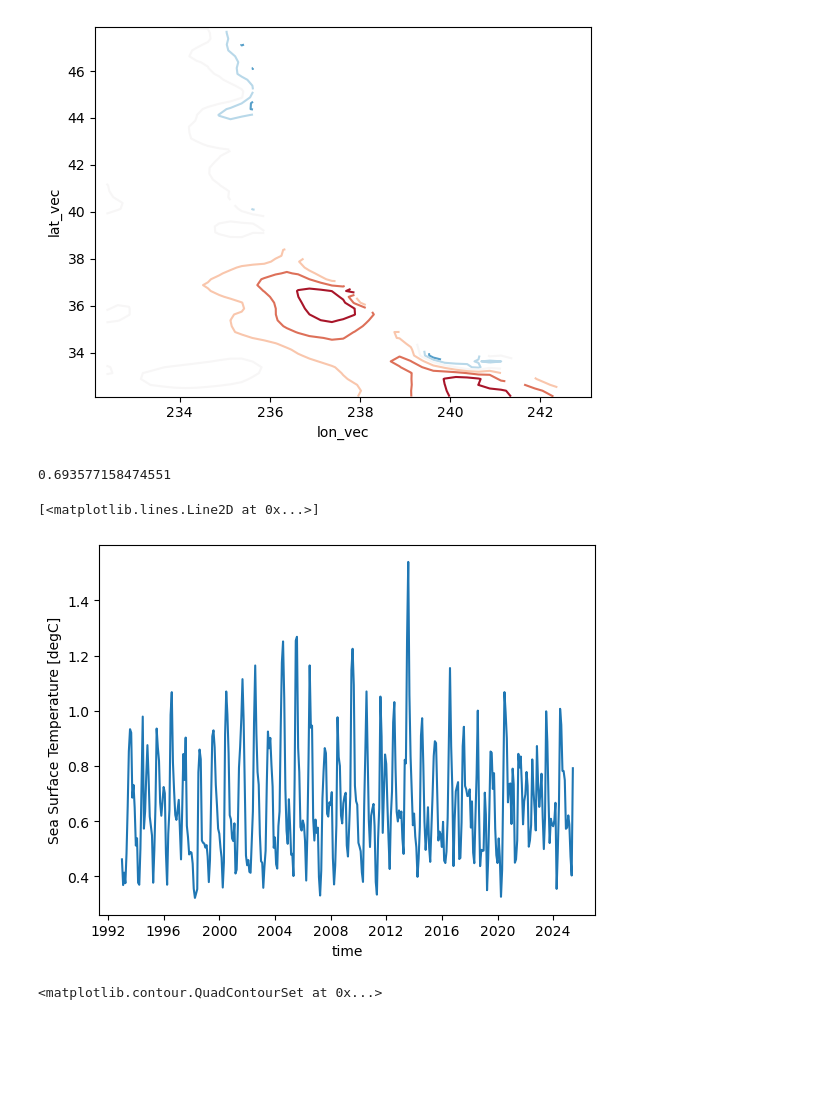
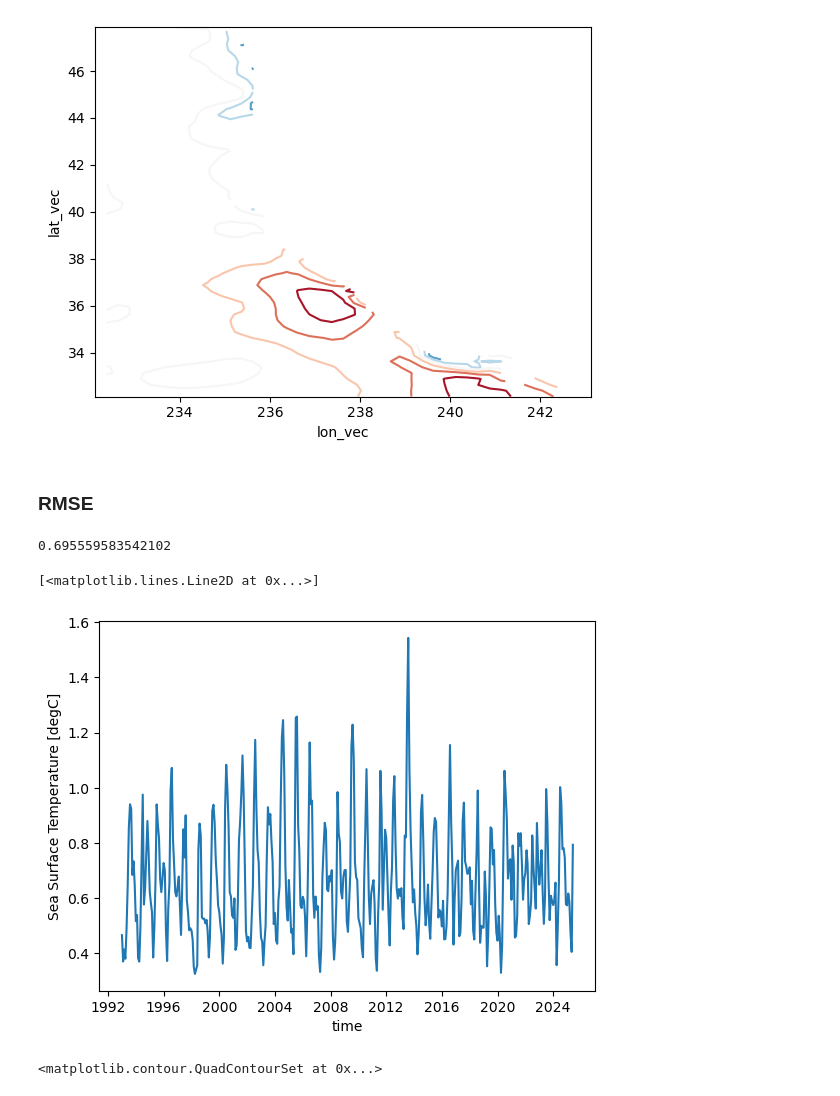
Before and after one commit to brooke-l-hawkins-noaa/mom6-based-esr-indices, a Jupyter notebook: sst_anomaly/sst-comparison.ipynb, the cells around one changed output. Drawn from its saved outputs; the diff is of its cells as text; code cells hidden in the pictures; blank space fills up the shorter version.

Commit message:
area weight comparisons, update headers, clarify variable names

```diff
--- a/sst_anomaly/sst-comparison.ipynb
+++ b/sst_anomaly/sst-comparison.ipynb
@@ -110,0 +119,3 @@ Calculate and visualize correlation. I think this correlation needs to be update
+# %%
+# calculate latitude-based area weights
+weights = np.cos(np.deg2rad(sst_oisst_subset.lat_vec))
@@ -148,2 +167,11 @@ bias_map = (sst_mom6_interp.tos - sst_oisst_subset.sst).mean(dim="time")
+# %%
+# calculate bias
+error = sst_mom6_interp.tos - sst_oisst_subset.sst
+error_weighted = error.weighted(weights)
+# make sure to area weight calculation across spatial dimensions
+bias_global = error_weighted.mean().item()
+bias_temporal = error_weighted.mean(dim=["lat_vec", "lon_vec"])
+# no need to area weight calculation across time dimension
+bias_spatial = error.mean(dim="time")
 # %%
 # print overall bias
@@ -174,13 +193,24 @@ rmse_map = np.sqrt(((sst_mom6_interp.tos - sst_oisst_subset.sst) ** 2).mean(dim=
+# %% [markdown]
+### RMSE
+# %%
+# calculate RMSE
+squared_error = error**2
+squared_error_weighted = squared_error.weighted(weights)
+# make sure to area weight calculation across spatial dimensions
+rmse_global = np.sqrt((squared_error_weighted).mean()).item()
+rmse_temporal = np.sqrt((squared_error_weighted).mean(dim=["lat_vec", "lon_vec"]))
+# no need to area weight calculation across time dimension
+rmse_spatial = np.sqrt((squared_error).mean(dim="time"))
 # %%
 # print overall RMSE
-rmse_overall
+rmse_global
 # %% [output]
-0.693577158474551
+0.695559583542102
 # %%
 # visualize RMSE over time
-rmse_time_series.plot()
+rmse_temporal.plot()
 # %% [output]
 [<matplotlib.lines.Line2D at 0x...>]
-[figure, old version]
+[figure, new version]
 # %%
 # visualize RMSE over space (contour)
```
Also changed, not shown: parts of 20 cells of this notebook.
